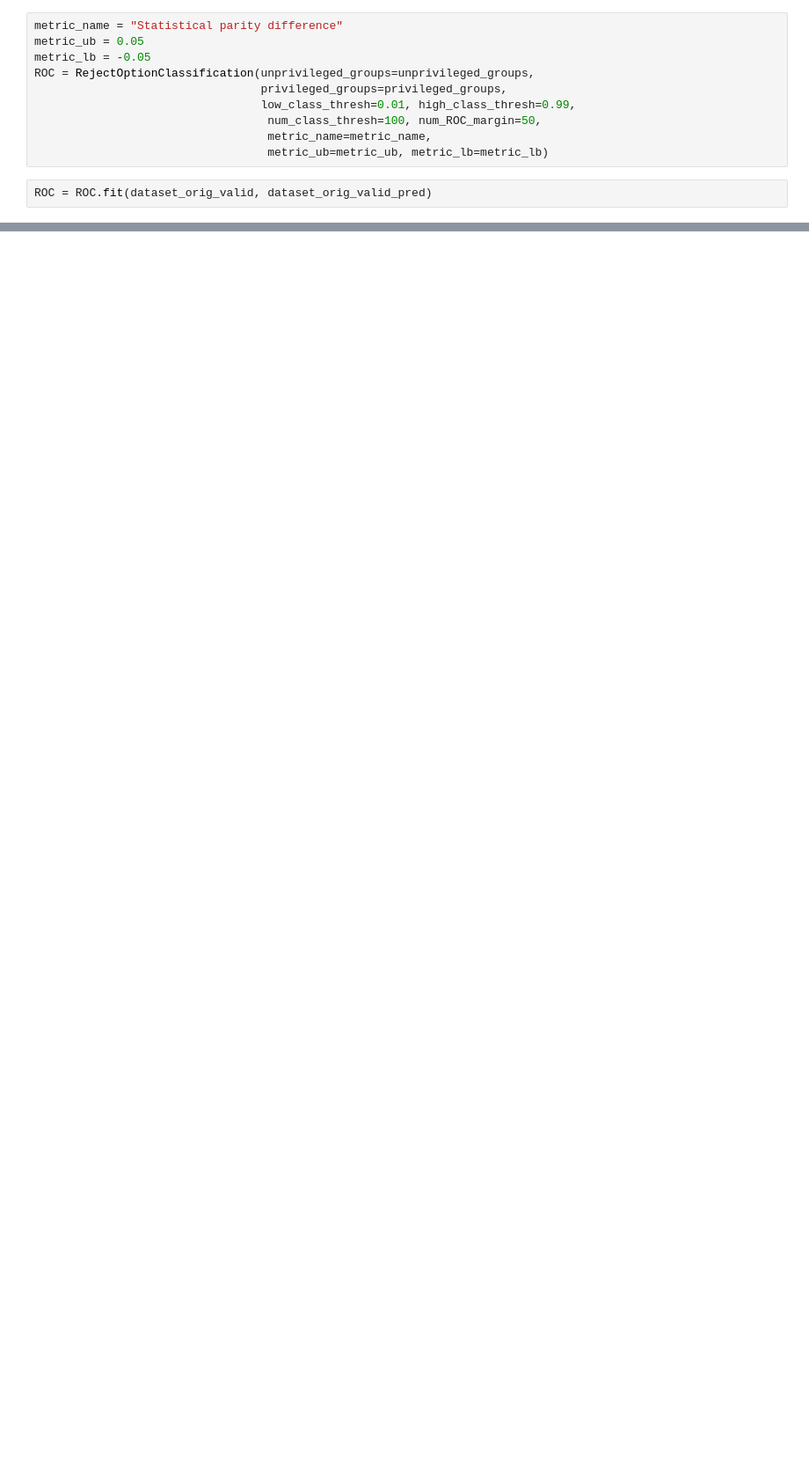
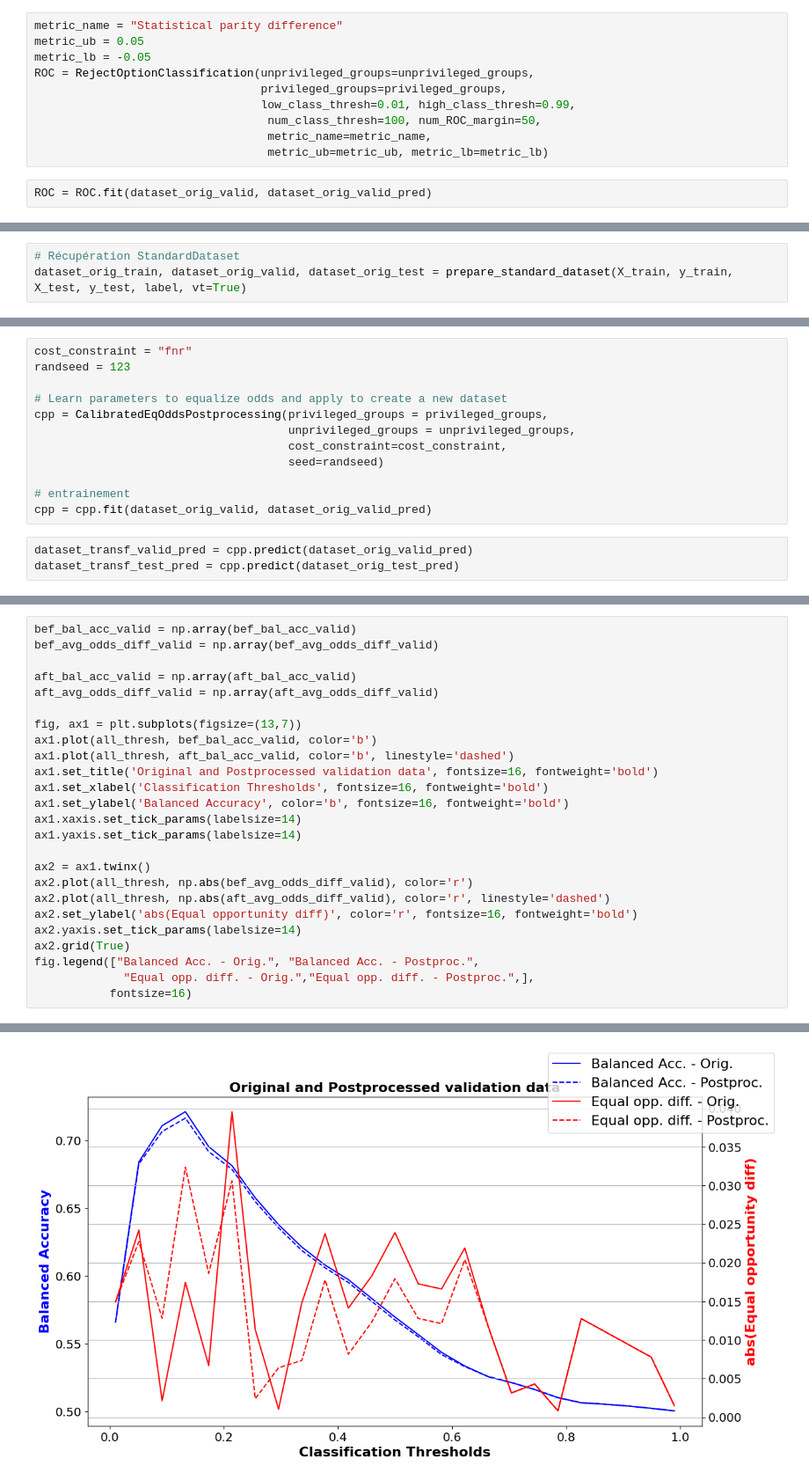
Before and after one commit to erwanlem/fairness, a Jupyter notebook: postprocessing.ipynb, the cells around one changed output, grey strips where cells are left out. Shown at 88% size. Drawn from its saved outputs; the diff is of its cells as text; blank space fills up the shorter version.

```diff
--- a/postprocessing.ipynb
+++ b/postprocessing.ipynb
@@ -196,0 +187,3 @@ fig.show()
+# %%
+# Récupération StandardDataset
+dataset_orig_train, dataset_orig_valid, dataset_orig_test = prepare_standard_dataset(X_train, y_train, X_test, y_test, label, vt=True)
@@ -196,0 +237,15 @@ fig.show()
+# %%
+cost_constraint = "fnr"
+randseed = 123
+
+# Learn parameters to equalize odds and apply to create a new dataset
+cpp = CalibratedEqOddsPostprocessing(privileged_groups = privileged_groups,
+                                     unprivileged_groups = unprivileged_groups,
+                                     cost_constraint=cost_constraint,
+                                     seed=randseed)
+
+# entrainement
+cpp = cpp.fit(dataset_orig_valid, dataset_orig_valid_pred)
+# %%
+dataset_transf_valid_pred = cpp.predict(dataset_orig_valid_pred)
+dataset_transf_test_pred = cpp.predict(dataset_orig_test_pred)
@@ -196,0 +331,26 @@ fig.show()
+# %%
+bef_bal_acc_valid = np.array(bef_bal_acc_valid)
+bef_avg_odds_diff_valid = np.array(bef_avg_odds_diff_valid)
+
+aft_bal_acc_valid = np.array(aft_bal_acc_valid)
+aft_avg_odds_diff_valid = np.array(aft_avg_odds_diff_valid)
+
+fig, ax1 = plt.subplots(figsize=(13,7))
+ax1.plot(all_thresh, bef_bal_acc_valid, color='b')
+ax1.plot(all_thresh, aft_bal_acc_valid, color='b', linestyle='dashed')
+ax1.set_title('Original and Postprocessed validation data', fontsize=16, fontweight='bold')
+ax1.set_xlabel('Classification Thresholds', fontsize=16, fontweight='bold')
+ax1.set_ylabel('Balanced Accuracy', color='b', fontsize=16, fontweight='bold')
+ax1.xaxis.set_tick_params(labelsize=14)
+ax1.yaxis.set_tick_params(labelsize=14)
+
+ax2 = ax1.twinx()
+ax2.plot(all_thresh, np.abs(bef_avg_odds_diff_valid), color='r')
+ax2.plot(all_thresh, np.abs(aft_avg_odds_diff_valid), color='r', linestyle='dashed')
+ax2.set_ylabel('abs(Equal opportunity diff)', color='r', fontsize=16, fontweight='bold')
+ax2.yaxis.set_tick_params(labelsize=14)
+ax2.grid(True)
+fig.legend(["Balanced Acc. - Orig.", "Balanced Acc. - Postproc.",
+             "Equal opp. diff. - Orig.","Equal opp. diff. - Postproc.",],
+           fontsize=16)
+# %% [output]
@@ -196,0 +358 @@ fig.show()
+[figure, added]
```
Also changed, not shown: parts of 15 cells of this notebook, 10 other files.
